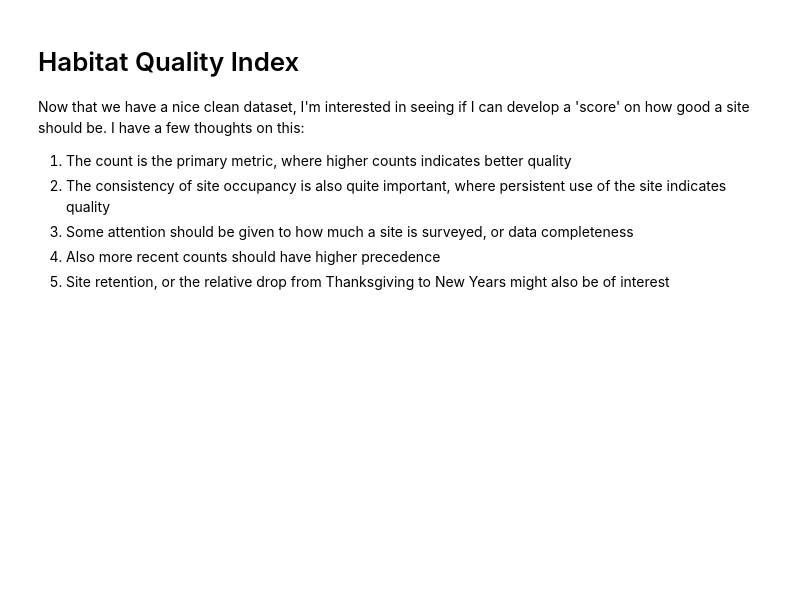
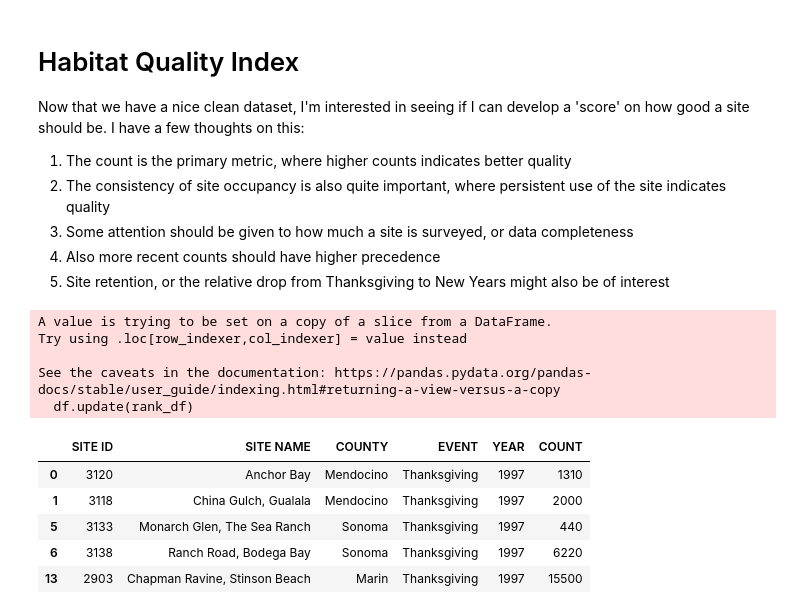
Before and after one commit to kylenessen/masters, a Jupyter notebook: VSFB_site_selection/site_selection.ipynb, the cells around one changed output. Cells and saved outputs as stored; diff of their text form; code cells hidden in the pictures; blank space fills up the shorter version.

```diff
--- a/VSFB_site_selection/site_selection.ipynb
+++ b/VSFB_site_selection/site_selection.ipynb
@@ -163,3 +183,24 @@ Now that we have a nice clean dataset, I'm interested in seeing if I can develop
 3. Some attention should be given to how much a site is surveyed, or data completeness
 4. Also more recent counts should have higher precedence
 5. Site retention, or the relative drop from Thanksgiving to New Years might also be of interest
+# %%
+# Calculate rank separately
+rank_df = df.copy()
+rank_df['RANK'] = rank_df.groupby(['YEAR', 'COUNTY', 'EVENT'])['COUNT'].rank(ascending=False, method='min')
+
+# Since the 'RANK' column already exists in the original df, we update it with the new values
+df[''])
+
+df.head()
+# %% [output]
+A value is trying to be set on a copy of a slice from a DataFrame.
+Try using .loc[row_indexer,col_indexer] = value instead
+
+See the caveats in the documentation: https://pandas.pydata.org/pandas-docs/stable/user_guide/indexing.html#returning-a-view-versus-a-copy
+  df.update(rank_df)
+|  | SITE ID | SITE NAME | COUNTY | EVENT | YEAR | COUNT |
+| 0 | 3120 | Anchor Bay | Mendocino | Thanksgiving | 1997 | 1310 |
+| 1 | 3118 | China Gulch, Gualala | Mendocino | Thanksgiving | 1997 | 2000 |
+| 5 | 3133 | Monarch Glen, The Sea Ranch | Sonoma | Thanksgiving | 1997 | 440 |
+| 6 | 3138 | Ranch Road, Bodega Bay | Sonoma | Thanksgiving | 1997 | 6220 |
+| 13 | 2903 | Chapman Ravine, Stinson Beach | Marin | Thanksgiving | 1997 | 15500 |
```
Also changed, not shown: parts of 3 cells of this notebook.
